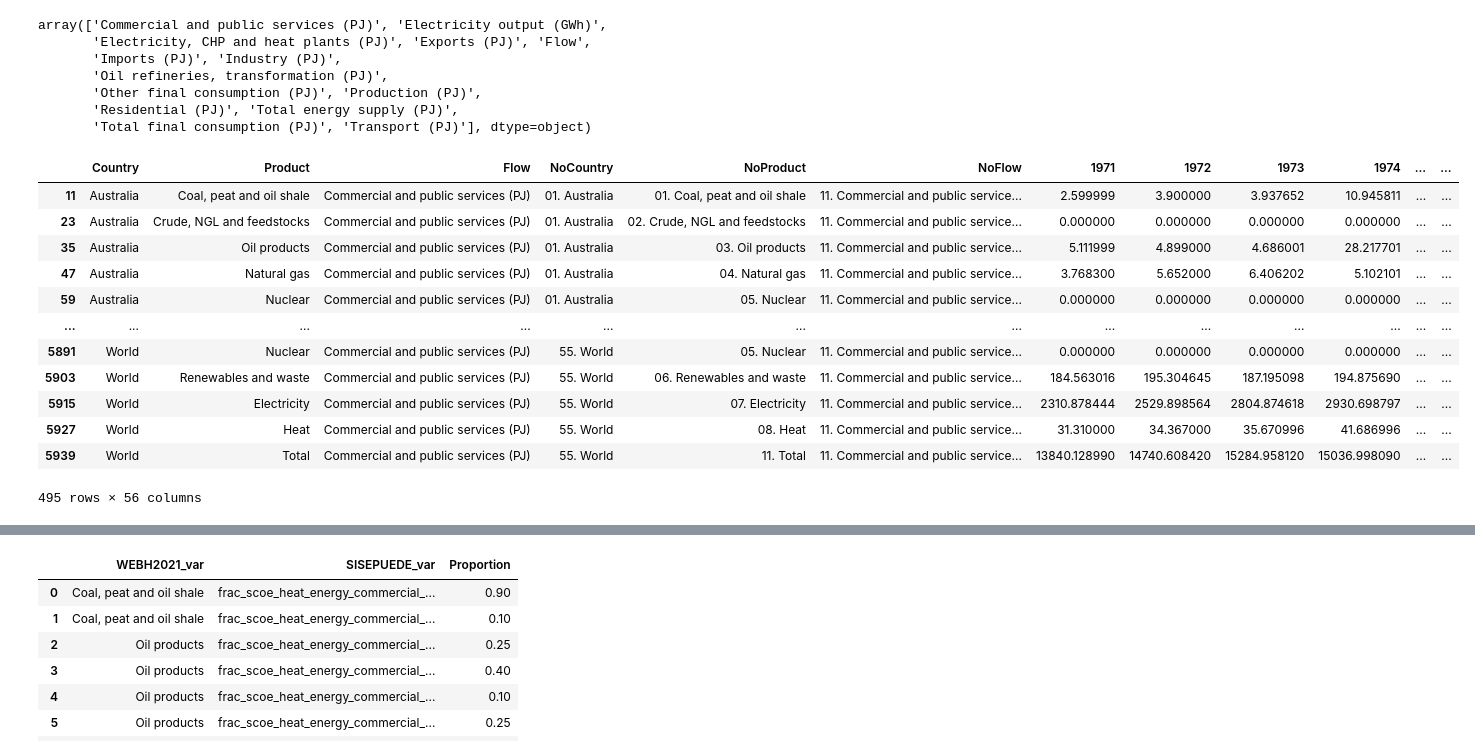
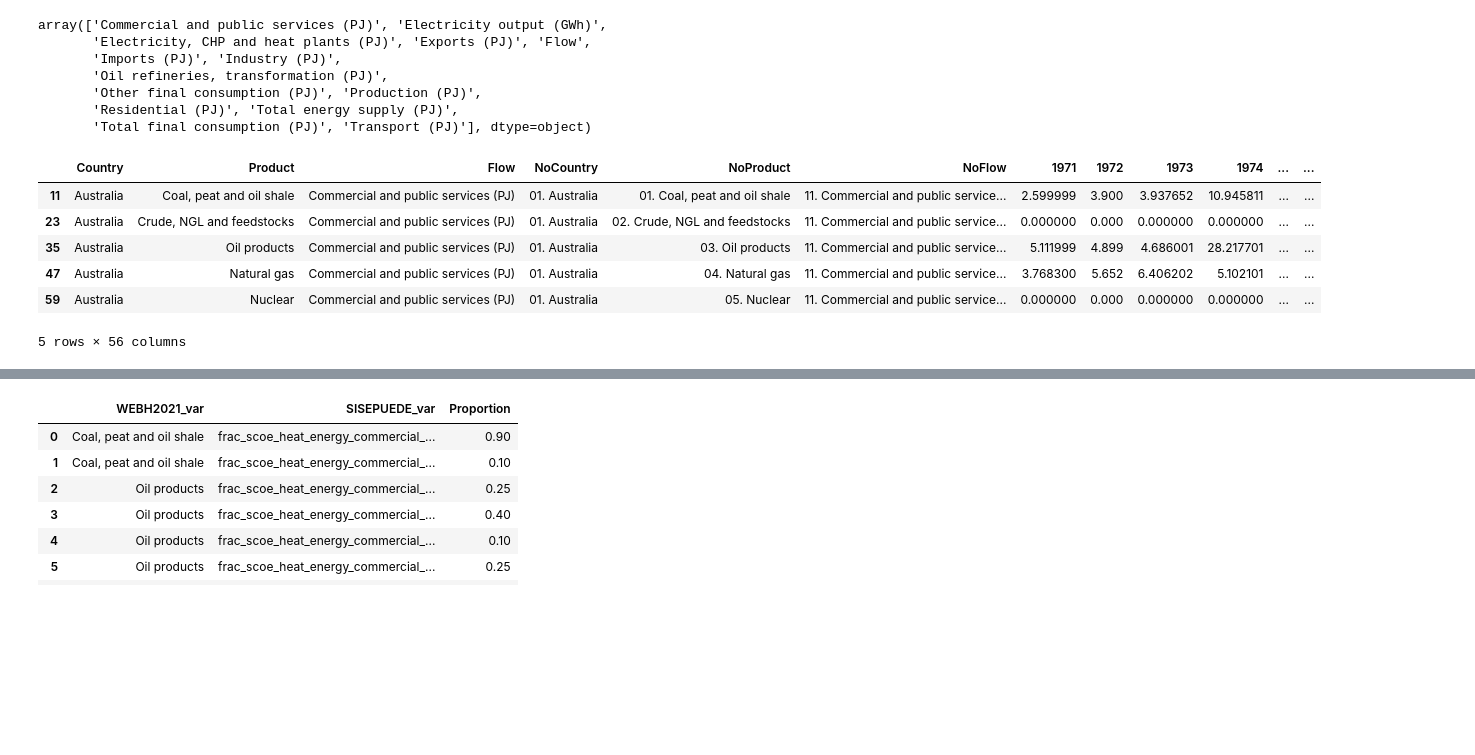
Before and after one commit to milocortes/sisepuede_data, a Jupyter notebook: Energy/frac_scoe_heat_energy_commercial_municipal_coal/src/Process frac_scoe_heat_energy_municipal.ipynb, the cells around one changed output, grey strips where cells are left out. Cells and saved outputs as stored; diff of their text form; code cells hidden in the pictures; blank space fills up the shorter version.

```diff
--- a/Energy/frac_scoe_heat_energy_commercial_municipal_coal/src/Process frac_scoe_heat_energy_municipal.ipynb
+++ b/Energy/frac_scoe_heat_energy_commercial_municipal_coal/src/Process frac_scoe_heat_energy_municipal.ipynb
@@ -65,18 +72,12 @@ array(['Commercial and public services (PJ)', 'Electricity output (GWh)',
 # %%
 df_sector=df_WEBH2021[df_WEBH2021['Flow']=='Commercial and public services (PJ)']
-df_sector
+df_sector.head()
 # %% [output]
 |  | Country | Product | Flow | NoCountry | NoProduct | NoFlow | 1971 | 1972 | 1973 | 1974 | ... | ... |
-| 11 | Australia | Coal, peat and oil shale | Commercial and public services (PJ) | 01. Australia | 01. Coal, peat and oil shale | 11. Commercial and public service... | 2.599999 | 3.900000 | 3.937652 | 10.945811 | ... | ... |
-| 23 | Australia | Crude, NGL and feedstocks | Commercial and public services (PJ) | 01. Australia | 02. Crude, NGL and feedstocks | 11. Commercial and public service... | 0.000000 | 0.000000 | 0.000000 | 0.000000 | ... | ... |
-| 35 | Australia | Oil products | Commercial and public services (PJ) | 01. Australia | 03. Oil products | 11. Commercial and public service... | 5.111999 | 4.899000 | 4.686001 | 28.217701 | ... | ... |
-| 47 | Australia | Natural gas | Commercial and public services (PJ) | 01. Australia | 04. Natural gas | 11. Commercial and public service... | 3.768300 | 5.652000 | 6.406202 | 5.102101 | ... | ... |
-| 59 | Australia | Nuclear | Commercial and public services (PJ) | 01. Australia | 05. Nuclear | 11. Commercial and public service... | 0.000000 | 0.000000 | 0.000000 | 0.000000 | ... | ... |
-| ... | ... | ... | ... | ... | ... | ... | ... | ... | ... | ... | ... | ... |
-| 5891 | World | Nuclear | Commercial and public services (PJ) | 55. World | 05. Nuclear | 11. Commercial and public service... | 0.000000 | 0.000000 | 0.000000 | 0.000000 | ... | ... |
-| 5903 | World | Renewables and waste | Commercial and public services (PJ) | 55. World | 06. Renewables and waste | 11. Commercial and public service... | 184.563016 | 195.304645 | 187.195098 | 194.875690 | ... | ... |
-| 5915 | World | Electricity | Commercial and public services (PJ) | 55. World | 07. Electricity | 11. Commercial and public service... | 2310.878444 | 2529.898564 | 2804.874618 | 2930.698797 | ... | ... |
-| 5927 | World | Heat | Commercial and public services (PJ) | 55. World | 08. Heat | 11. Commercial and public service... | 31.310000 | 34.367000 | 35.670996 | 41.686996 | ... | ... |
-| 5939 | World | Total | Commercial and public services (PJ) | 55. World | 11. Total | 11. Commercial and public service... | 13840.128990 | 14740.608420 | 15284.958120 | 15036.998090 | ... | ... |
+| 11 | Australia | Coal, peat and oil shale | Commercial and public services (PJ) | 01. Australia | 01. Coal, peat and oil shale | 11. Commercial and public service... | 2.599999 | 3.900 | 3.937652 | 10.945811 | ... | ... |
+| 23 | Australia | Crude, NGL and feedstocks | Commercial and public services (PJ) | 01. Australia | 02. Crude, NGL and feedstocks | 11. Commercial and public service... | 0.000000 | 0.000 | 0.000000 | 0.000000 | ... | ... |
+| 35 | Australia | Oil products | Commercial and public services (PJ) | 01. Australia | 03. Oil products | 11. Commercial and public service... | 5.111999 | 4.899 | 4.686001 | 28.217701 | ... | ... |
+| 47 | Australia | Natural gas | Commercial and public services (PJ) | 01. Australia | 04. Natural gas | 11. Commercial and public service... | 3.768300 | 5.652 | 6.406202 | 5.102101 | ... | ... |
+| 59 | Australia | Nuclear | Commercial and public services (PJ) | 01. Australia | 05. Nuclear | 11. Commercial and public service... | 0.000000 | 0.000 | 0.000000 | 0.000000 | ... | ... |
-495 rows × 56 columns
+5 rows × 56 columns
 # %%
```
Also changed, not shown: parts of 3 cells of this notebook, 44 other files.
